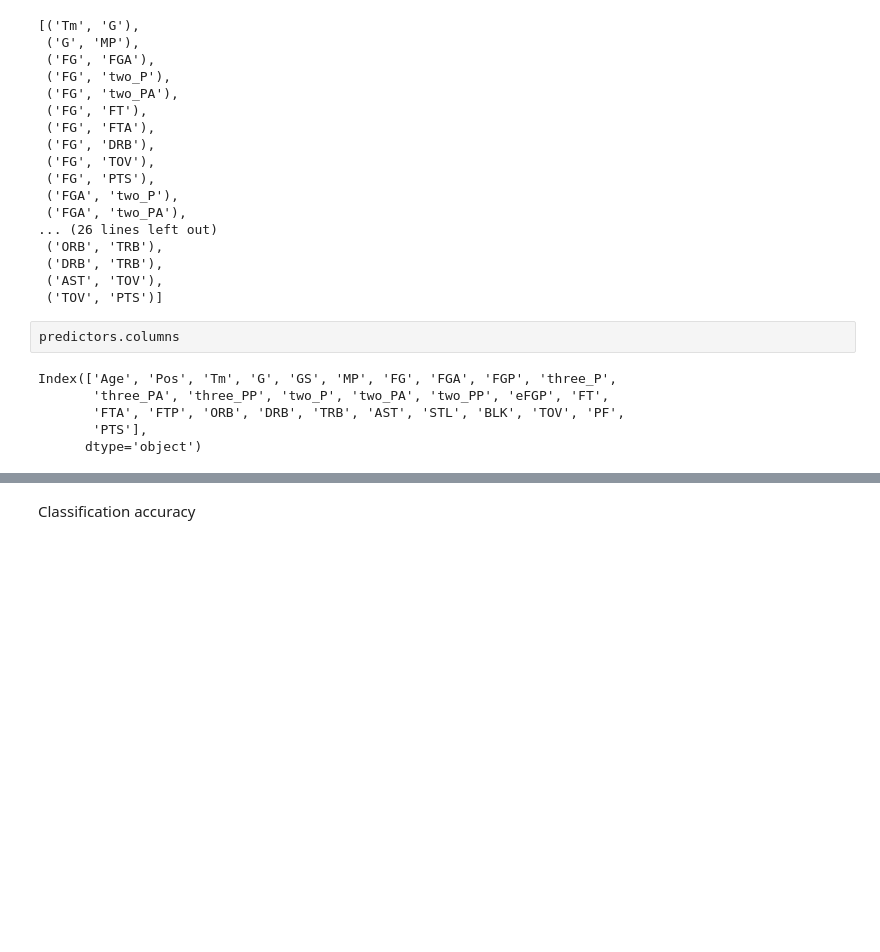
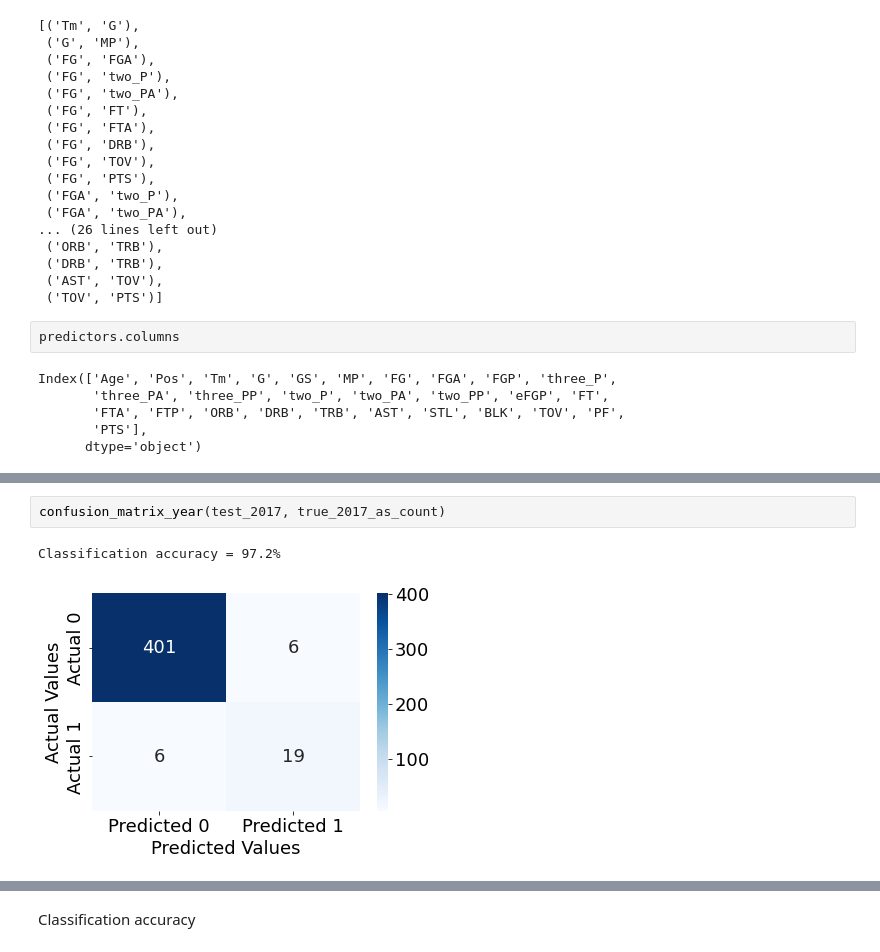
Before and after one commit to STShark00/IstanBulls, a Jupyter notebook: Create_Model.ipynb, the cells around one changed output, grey strips where cells are left out. Saved outputs shown, nothing was run; the diff lists cells and outputs as text; blank space fills up the shorter version.

```diff
--- a/Create_Model.ipynb
+++ b/Create_Model.ipynb
@@ -229,0 +297,5 @@ quasi-separation. In this case some parameters will not be identified.
+# %%
+confusion_matrix_year(test_2017, true_2017_as_count)
+# %% [output]
+Classification accuracy = 97.2%
+[figure, added]
```
Also changed, not shown: parts of 37 cells of this notebook, 6 other files.
